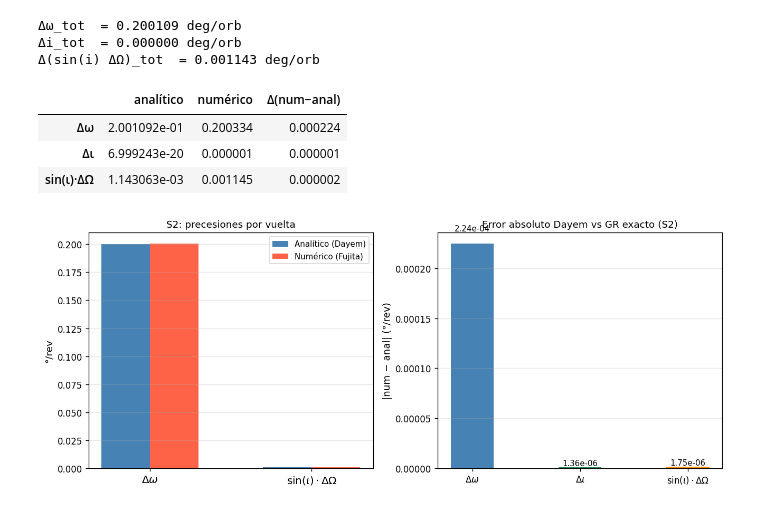
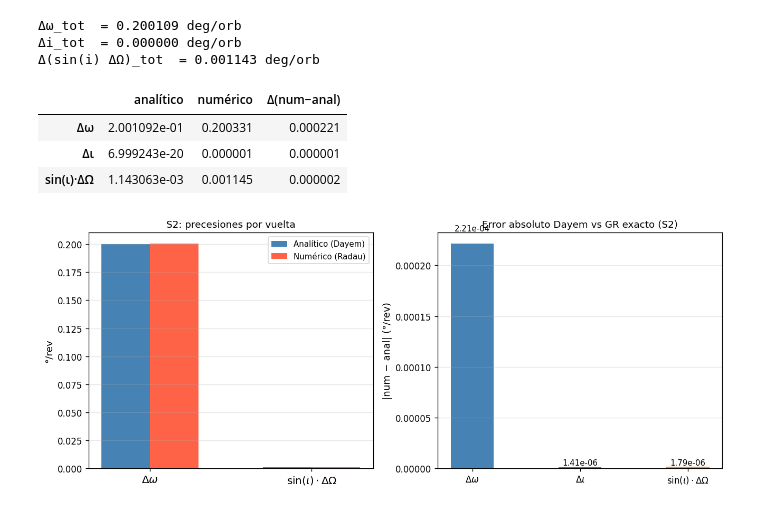
Before and after one commit to lldddv2/thesis_apply, a Jupyter notebook: notebooks/007-comparacion_analitica_con_dayem.ipynb, the cells around one changed output. Saved outputs shown, nothing was run; the diff lists cells and outputs as text; code cells hidden in the pictures.

```diff
--- a/notebooks/007-comparacion_analitica_con_dayem.ipynb
+++ b/notebooks/007-comparacion_analitica_con_dayem.ipynb
@@ -222,40 +222,40 @@ kerr = Kerr(mass=1, a=a)
 
 N_pts = 50000
 times = np.linspace(0, 1.2 * P, N_pts)
-path = kerr.geodesic.get_path(ics_s2, times, adaptative=False)
+path = kerr.geodesic.get_path(ics_s2, times, integrator="Radau2", adaptative=False)
 
 xs_cart = path.convert_to("Cartesian").xs
 r_t = np.sqrt(xs_cart[1]**2 + xs_cart[2]**2 + xs_cart[3]**2)
 peri_idx, _ = find_peaks(-r_t, distance=N_pts // 4)
 if r_t[0] < r_t[1] and (len(peri_idx) == 0 or peri_idx[0] > 50):
     peri_idx = np.concatenate([[0], peri_idx])
 
 assert len(peri_idx) >= 2, f"Faltan pericentros: {len(peri_idx)}"
 i0, i1 = peri_idx[0], peri_idx[1]
 
 omega_unw = np.unwrap(np.deg2rad(path.omega))
 inc_unw   = np.unwrap(np.deg2rad(path.inc))
 Omega_unw = np.unwrap(np.deg2rad(path.Omega))
 
 om_a  = np.rad2deg(dayem_s2.get_Delta_omega())
 in_a  = np.rad2deg(dayem_s2.get_Delta_i())
 sin_a = np.rad2deg(dayem_s2.get_Delta_sin_i_Delta_Omega())
 
 om_n  = np.rad2deg(omega_unw[i1] - omega_unw[i0])
 in_n  = np.rad2deg(inc_unw[i1]   - inc_unw[i0])
 sin_n = np.rad2deg(np.sin(inc_unw[i0]) * (Omega_unw[i1] - Omega_unw[i0]))
 
 df_s2 = pd.DataFrame(
     [[om_a, om_n, om_n - om_a],
      [in_a, in_n, in_n - in_a],
      [sin_a, sin_n, sin_n - sin_a]],
     index=["Δω", "Δι", "sin(ι)·ΔΩ"],
     columns=["analítico", "numérico", "Δ(num−anal)"],
 )
 df_s2
 # %% [output]
 |  | analítico | numérico | Δ(num−anal) |
-| Δω | 2.001092e-01 | 0.200334 | 0.000224 |
+| Δω | 2.001092e-01 | 0.200331 | 0.000221 |
 | Δι | 6.999243e-20 | 0.000001 | 0.000001 |
 | sin(ι)·ΔΩ | 1.143063e-03 | 0.001145 | 0.000002 |
 # %%
```
Also changed, not shown: parts of 5 cells of this notebook, 47 other files.
